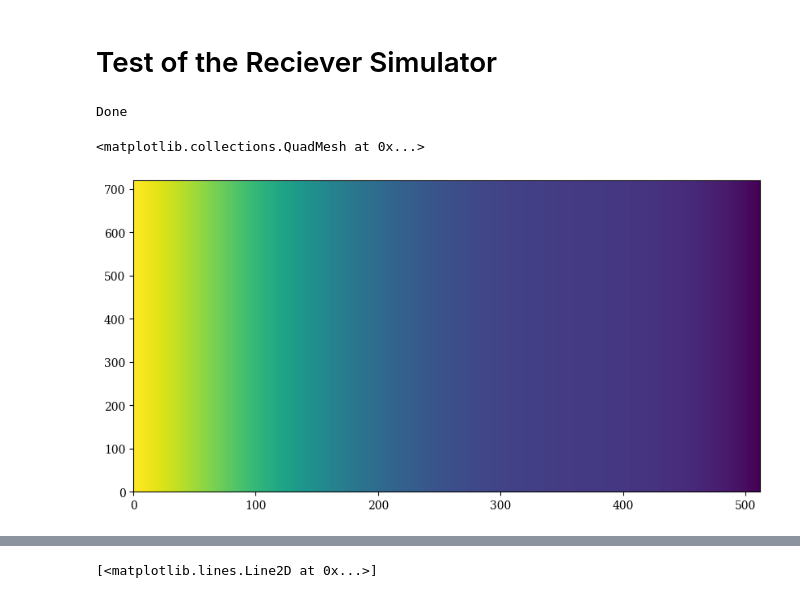
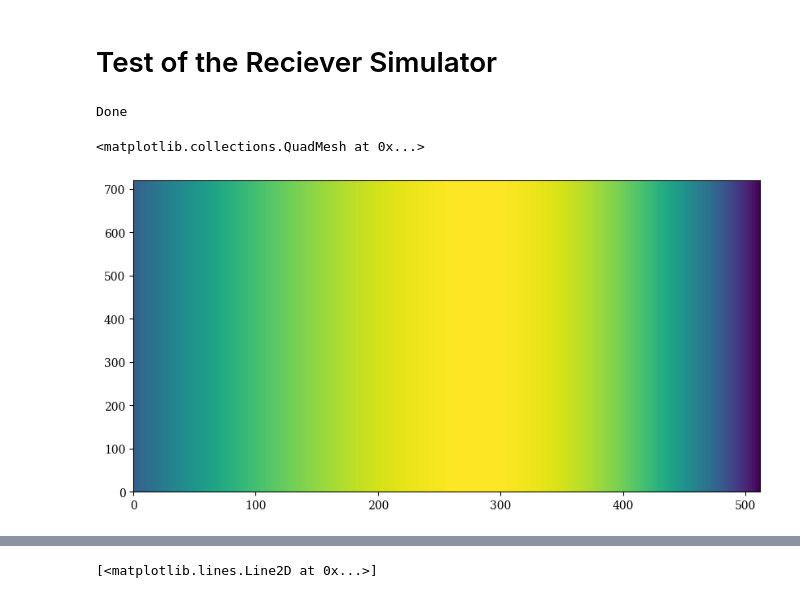
Before and after one commit to RHINO-Experiment/rhino-cal, a Jupyter notebook: simulation_testing.ipynb, the cells around one changed output, grey strips where cells are left out. Saved outputs shown, nothing was run; the diff lists cells and outputs as text; code cells hidden in the pictures.

```diff
--- a/simulation_testing.ipynb
+++ b/simulation_testing.ipynb
@@ -21,9 +21,9 @@ test_receiver = Receiver(
     gamma_rec_s2p_path='/Users/user/Desktop/RHINO/new_daq/VNA_Measurements_John/RecBlock/RecBlockSDR0.s2p',
     gains_s2p_path='/Users/user/Desktop/RHINO/new_daq/VNA_Measurements_John/RecBlock/RecBlock0.s2p',
     t_unc_scale=300,
-    t_sin_scale=60,
-    t_cos_scale=50,
-    t_0_scale=400
+    t_sin_scale=50,
+    t_cos_scale=-50,
+    t_0_scale=500
     )
 
 test_receiver.change_freqs(np.linspace(60*un.MHz, 80*un.MHz, 512))
@@ -86,62 +86,93 @@ noise_diode = Load(physical_temperature=2600,
                 effective_cable_length=0*un.m,
                 label='noise_diode')
 
 from simulation.toy_sky import ToySky
 
 test_src = ToySky(physical_temperature=None,
                   termination_impedence=100*un.Ohm,
                   freqs=test_receiver.freqs,
                   effective_cable_length=2*un.m,
                   label='antenna',
                   enr=1,
                   synchrotron_amplitude_210=180,
                   synchrotron_beta=-2.6)
 
 test_src = Load(physical_temperature=2600,
-                termination_impedence=gamma_db_to_impedence(-16),
+                termination_impedence=gamma_db_to_impedence(-20),
                 freqs=test_receiver.freqs,
                 effective_cable_length=0*un.m,
                 label='antenna')
 
 # print(len(test_src.t_src))
 # plt.plot(test_src.freqs, test_src.t_src)
 # plt.xlabel('Frequency')
 # plt.ylabel('Temperature')
 # plt.title('Synchrotron Temperatures')
 # plt.show()
-
-observation_handler_obj = ObservationHandler(observation_length=1*3600*un.s,
-                                             receiver=test_receiver,
-                                             sources=[long_open,
-                                                      long_short,
-                                                      open_load,
-                                                      short_load,
-                                                      test_src],
-                                            dicke_switch_sources=[
-                                                matched_ambient,
-                                                                  heated_load,
-                                                                  #noise_diode
-                                                                  ],
-                                            dicke_switch_length=150*un.s,
-                                            delta_t=5*un.s,
-                                            n_t_unc_freq_coeffs=1,
-                                            n_t_unc_time_coeffs=1,
-                                            n_t_sin_freq_coeffs=1,
-                                            n_t_sin_time_coeffs=1,
-                                            n_t_cos_freq_coeffs=1,
-                                            n_t_cos_time_coeffs=1,
-                                            n_gain_freq_coeffs=1,
-                                            n_gain_time_coeffs=1,
-                                            n_t_0_freq_coeffs=1,
-                                            n_t_0_time_coeffs=1,
-                                            gain_fluctuation_amp_frac=0.01,
-                                            temp_sens_variance=0.01**2)
+trying = True
+while trying:
+    try:
+        observation_handler_obj = ObservationHandler(observation_length=1*3600*un.s,
+                                                     receiver=test_receiver,
+                                                     sources=[long_open,
+                                                              long_short,
+                                                              open_load,
+                                                              short_load,
+                                                              test_src],
+                                                    dicke_switch_sources=[
+                                                        matched_ambient,
+                                                                          heated_load,
+                                                                          #noise_diode
+                                                                          ],
+                                                    dicke_switch_length=150*un.s,
+                                                    delta_t=5*un.s,
+                                                    n_t_unc_freq_coeffs=1,
+                                                    n_t_unc_time_coeffs=1,
+                                                    n_t_sin_freq_coeffs=1,
+                                                    n_t_sin_time_coeffs=1,
+                                                    n_t_cos_freq_coeffs=1,
+                                                    n_t_cos_time_coeffs=1,
+                                                    n_gain_freq_coeffs=1,
+                                                    n_gain_time_coeffs=1,
+                                                    n_t_0_freq_coeffs=1,
+                                                    n_t_0_time_coeffs=1,
+                                                    gain_fluctuation_amp_frac=0.01,
+                                                    temp_sens_variance=0.01**2)
+        trying = False
+    except Exception as e:
+        pass
+# observation_handler_obj = ObservationHandler(observation_length=1*3600*un.s,
+#                                              receiver=test_receiver,
+#                                              sources=[long_open,
+#                                                       long_short,
+#                                                       open_load,
+#                                                       short_load,
+#                                                       test_src],
+#                                             dicke_switch_sources=[
+#                                                 matched_ambient,
+#                                                                   heated_load,
+#                                                                   #noise_diode
+#                                                                   ],
+#                                             dicke_switch_length=150*un.s,
+#                                             delta_t=5*un.s,
+#                                             n_t_unc_freq_coeffs=3,
+#                                             n_t_unc_time_coeffs=2,
+#                                             n_t_sin_freq_coeffs=3,
+#                                             n_t_sin_time_coeffs=2,
+#                                             n_t_cos_freq_coeffs=3,
+#                                             n_t_cos_time_coeffs=2,
+#                                             n_gain_freq_coeffs=2,
+#                                             n_gain_time_coeffs=3,
+#                                             n_t_0_freq_coeffs=2,
+#                                             n_t_0_time_coeffs=1,
+#                                             gain_fluctuation_amp_frac=0.01,
+#                                             temp_sens_variance=0.01**2)
 
 plt.pcolormesh(observation_handler_obj.gains)
 # %% [output]
 Done
 <matplotlib.collections.QuadMesh at 0x...>
-[figure, old version]
+[figure, new version]
 # %%
 plt.plot(observation_handler_obj.gains.mean(axis=0))
 plt.show()
```
Also changed, not shown: parts of 4 cells of this notebook, 2 other files.
